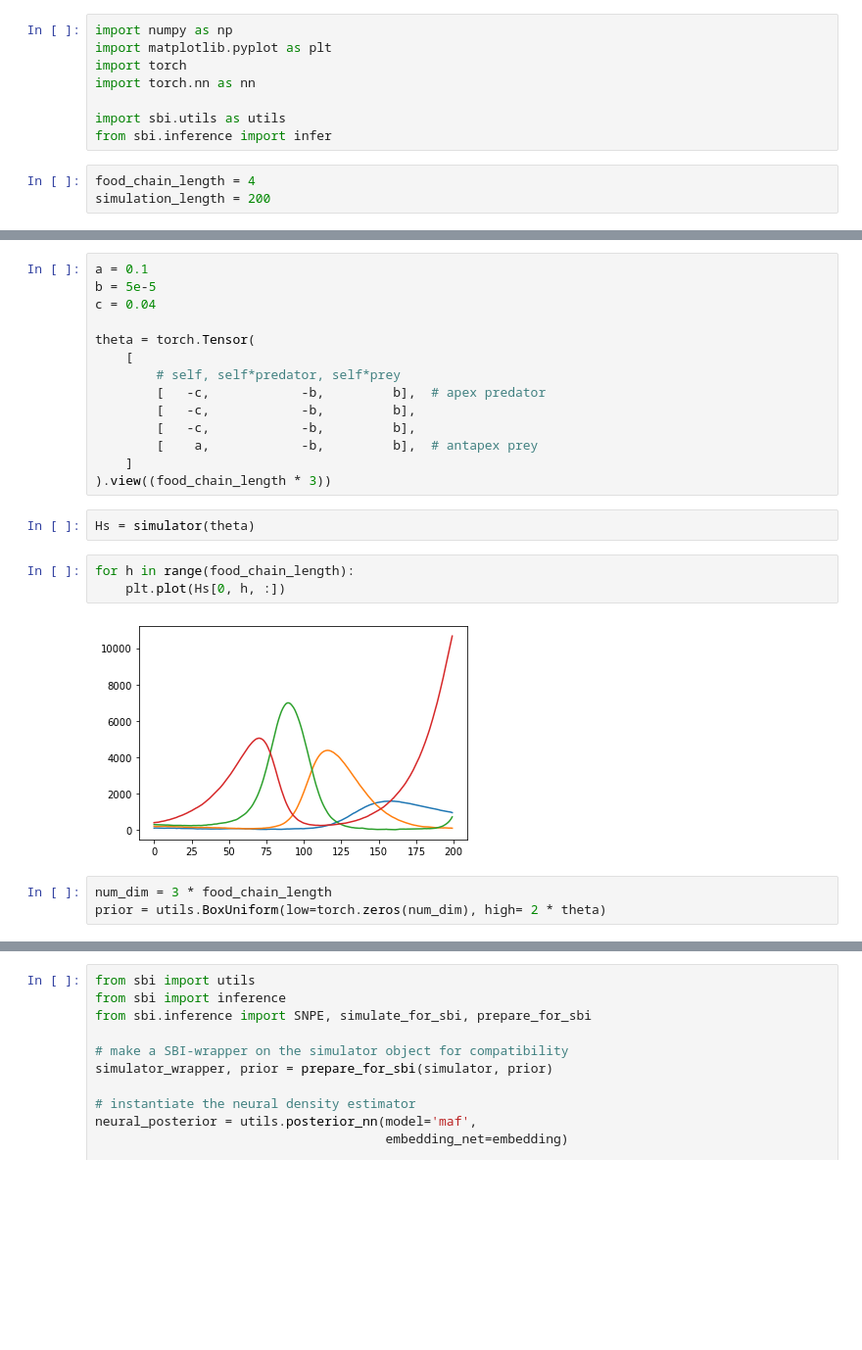
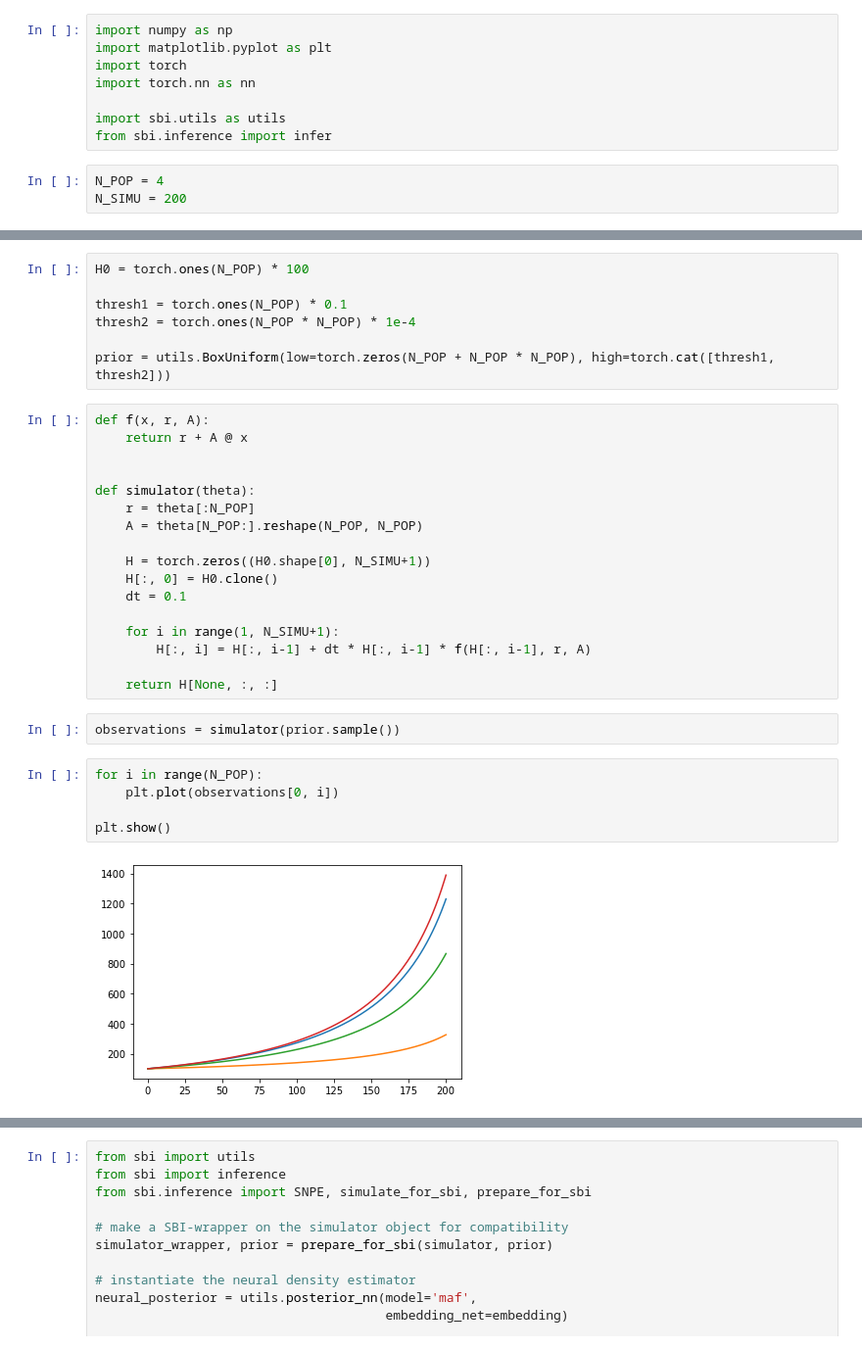
Before and after one commit to LouisRouillard/NF_test_bench, a Jupyter notebook: sbi_lotka_volterra.ipynb, the cells around one changed output, grey strips where cells are left out. Shown at 98% size. Saved outputs shown, nothing was run; the diff lists cells and outputs as text; blank space fills up the shorter version.

```diff
--- a/sbi_lotka_volterra.ipynb
+++ b/sbi_lotka_volterra.ipynb
@@ -7,5 +7,5 @@ import torch.nn as nn
 import sbi.utils as utils
 from sbi.inference import infer
 # %%
-food_chain_length = 4
-simulation_length = 200
+N_POP = 4
+N_SIMU = 200
@@ -48,26 +12,35 @@ def simulator(theta):
-# %%
-a = 0.1
-b = 5e-5
-c = 0.04
-
-theta = torch.Tensor(
-    [
-        # self, self*predator, self*prey
-        [   -c,            -b,         b],  # apex predator
-        [   -c,            -b,         b],
-        [   -c,            -b,         b],
-        [    a,            -b,         b],  # antapex prey
-    ]
-).view((food_chain_length * 3))
-# %%
-Hs = simulator(theta)
+# %%
+H0 = torch.ones(N_POP) * 100
+
+thresh1 = torch.ones(N_POP) * 0.1
+thresh2 = torch.ones(N_POP * N_POP) * 1e-4
+
+prior = utils.BoxUniform(low=torch.zeros(N_POP + N_POP * N_POP), high=torch.cat([thresh1, thresh2]))
+# %%
+def f(x, r, A):
+    return r + A @ x
+
+
+def simulator(theta):
+    r = theta[:N_POP]
+    A = theta[N_POP:].reshape(N_POP, N_POP)
+
+    H = torch.zeros((H0.shape[0], N_SIMU+1))
+    H[:, 0] = H0.clone()
+    dt = 0.1
+
+    for i in range(1, N_SIMU+1):
+        H[:, i] = H[:, i-1] + dt * H[:, i-1] * f(H[:, i-1], r, A)
+
+    return H[None, :, :]
+# %%
+observations = simulator(prior.sample())
 # %%
-for h in range(food_chain_length):
-    plt.plot(Hs[0, h, :])
+for i in range(N_POP):
+    plt.plot(observations[0, i])
+
+plt.show()
 # %% [output]
-[figure, old version]
+[figure, new version]
-# %%
-num_dim = 3 * food_chain_length
-prior = utils.BoxUniform(low=torch.zeros(num_dim), high= 2 * theta)
 # %%
 embedding = nn.Sequential(
```
Also changed, not shown: parts of 9 cells of this notebook.
